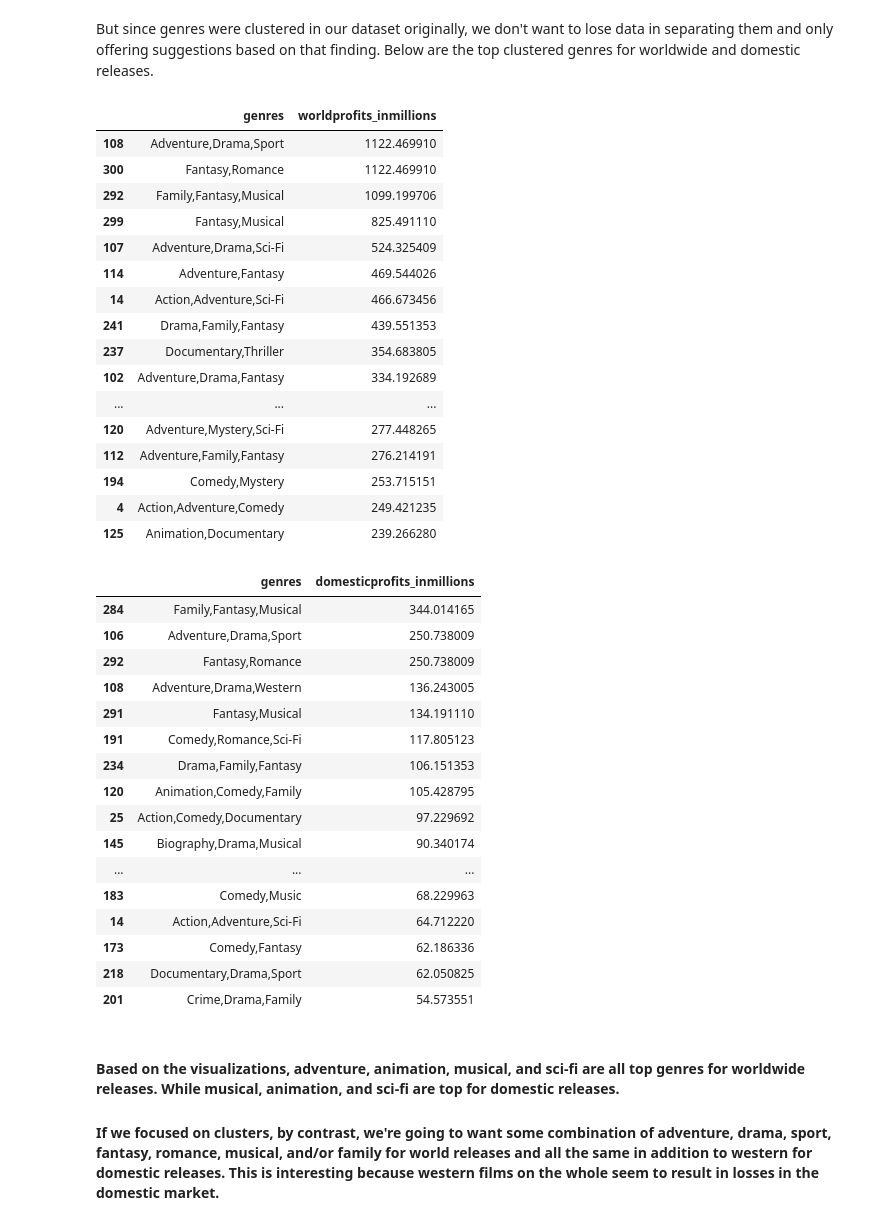
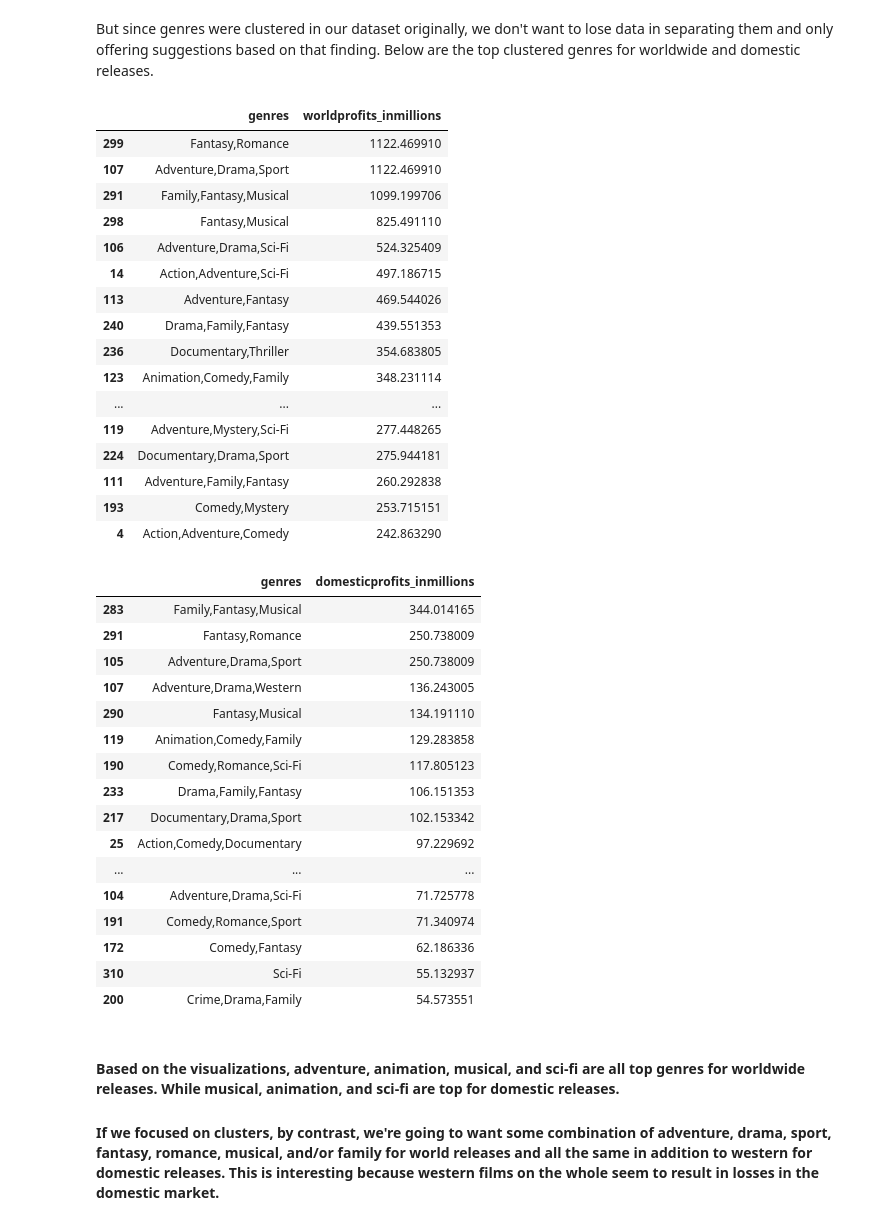
Before and after one commit to npagrawal/dsc-phase-1-project-v2-4, a Jupyter notebook: Near Final.ipynb, the cells around one changed output. Cells and saved outputs as stored; diff of their text form; code cells hidden in the pictures.

```diff
--- a/Near Final.ipynb
+++ b/Near Final.ipynb
@@ -25,7 +25,11 @@ import seaborn as sns
 When importing from the IMDB dataset, we only want primary_title, runtime_minutes, and genres since these will be most relevant to our recommendations.
 # %%
 movie_basics = pd.read_sql("""
-SELECT primary_title, runtime_minutes, genres
-  FROM movie_basics
+SELECT primary_title, runtime_minutes, genres, primary_name AS "director"
+  FROM movie_basics as mb
+  JOIN directors as d
+    ON mb.movie_id= d.movie_id
+  JOIN persons as p
+    ON d.person_id = p.person_id
 """, conn)
 movie_gross = pd.read_csv('zippedData/tn.movie_budgets.csv', delimiter = ",")
@@ -236,8 +256,8 @@ We can see that "primary_title" in movie_basics is the same as "movie" in movie_
 
 We're going to merge these dataframes along "primary_title" for movie_basics from IMDB and "movie" from movie_gross from The Numbers to create the new dataframe movie_totals.
 # %%
-mgcw_totals = pd.merge(mgc_w, movie_basics, left_on = "movie", right_on = "primary_title", how = "outer").dropna(subset =["worldprofits_inmillions"])
-mgcd_totals = pd.merge(mgc_d, movie_basics, left_on = "movie", right_on = "primary_title", how = "outer").dropna(subset =["domesticprofits_inmillions"])
+mgcw_totals = pd.merge(mgc_w, movie_basics, left_on = "movie", right_on = "primary_title", how = "outer").dropna(subset =["worldprofits_inmillions"]).drop_duplicates().drop(columns = ["primary_title"])
+mgcd_totals = pd.merge(mgc_d, movie_basics, left_on = "movie", right_on = "primary_title", how = "outer").dropna(subset =["domesticprofits_inmillions"]).drop_duplicates().drop(columns = ["primary_title"])
 # %%
 mgcw_totals.sort_values("worldprofits_inmillions")
 # %% [output]
@@ -395,51 +431,51 @@ plt.xticks(rotation=90);
 # %% [markdown]
 But since genres were clustered in our dataset originally, we don't want to lose data in separating them and only offering suggestions based on that finding. Below are the top clustered genres for worldwide and domestic releases.
 # %%
-world_clusters = mgcw_totals.dropna(subset=["genres"]).drop(columns = ["release_date", "movie", "year", "primary_title",
-                                                                      "runtime_minutes"])
+world_clusters = mgcw_totals.dropna(subset=["genres"]).drop(columns = ["release_date", "movie", "year",
+                                                                      "runtime_minutes", "director"])
 world_clusters = world_clusters.groupby("genres").mean().reset_index()
 world_clusters.sort_values(by = "worldprofits_inmillions", ascending=False).head(20)
 # %% [output]
 |  | genres | worldprofits_inmillions |
-| 108 | Adventure,Drama,Sport | 1122.469910 |
-| 300 | Fantasy,Romance | 1122.469910 |
-| 292 | Family,Fantasy,Musical | 1099.199706 |
-| 299 | Fantasy,Musical | 825.491110 |
-| 107 | Adventure,Drama,Sci-Fi | 524.325409 |
-| 114 | Adventure,Fantasy | 469.544026 |
-| 14 | Action,Adventure,Sci-Fi | 466.673456 |
-| 241 | Drama,Family,Fantasy | 439.551353 |
-| 237 | Documentary,Thriller | 354.683805 |
-| 102 | Adventure,Drama,Fantasy | 334.192689 |
+| 299 | Fantasy,Romance | 1122.469910 |
+| 107 | Adventure,Drama,Sport | 1122.469910 |
+| 291 | Family,Fantasy,Musical | 1099.199706 |
+| 298 | Fantasy,Musical | 825.491110 |
+| 106 | Adventure,Drama,Sci-Fi | 524.325409 |
+| 14 | Action,Adventure,Sci-Fi | 497.186715 |
+| 113 | Adventure,Fantasy | 469.544026 |
+| 240 | Drama,Family,Fantasy | 439.551353 |
+| 236 | Documentary,Thriller | 354.683805 |
+| 123 | Animation,Comedy,Family | 348.231114 |
 | ... | ... | ... |
-| 120 | Adventure,Mystery,Sci-Fi | 277.448265 |
-| 112 | Adventure,Family,Fantasy | 276.214191 |
-| 194 | Comedy,Mystery | 253.715151 |
-| 4 | Action,Adventure,Comedy | 249.421235 |
-| 125 | Animation,Documentary | 239.266280 |
+| 119 | Adventure,Mystery,Sci-Fi | 277.448265 |
+| 224 | Documentary,Drama,Sport | 275.944181 |
+| 111 | Adventure,Family,Fantasy | 260.292838 |
+| 193 | Comedy,Mystery | 253.715151 |
+| 4 | Action,Adventure,Comedy | 242.863290 |
 # %%
-domestic_clusters = mgcd_totals.dropna(subset=["genres"]).drop(columns = ["release_date", "movie", "year", "primary_title",
-                                                                      "runtime_minutes"])
+domestic_clusters = mgcd_totals.dropna(subset=["genres"]).drop(columns = ["release_date", "movie", "year",
+                                                                      "runtime_minutes", "director"])
 domestic_clusters = domestic_clusters.groupby("genres").mean().reset_index()
 domestic_clusters.sort_values(by = "domesticprofits_inmillions", ascending=False).head(20)
 # %% [output]
 |  | genres | domesticprofits_inmillions |
-| 284 | Family,Fantasy,Musical | 344.014165 |
-| 106 | Adventure,Drama,Sport | 250.738009 |
-| 292 | Fantasy,Romance | 250.738009 |
-| 108 | Adventure,Drama,Western | 136.243005 |
-| 291 | Fantasy,Musical | 134.191110 |
-| 191 | Comedy,Romance,Sci-Fi | 117.805123 |
-| 234 | Drama,Family,Fantasy | 106.151353 |
-| 120 | Animation,Comedy,Family | 105.428795 |
+| 283 | Family,Fantasy,Musical | 344.014165 |
+| 291 | Fantasy,Romance | 250.738009 |
+| 105 | Adventure,Drama,Sport | 250.738009 |
+| 107 | Adventure,Drama,Western | 136.243005 |
+| 290 | Fantasy,Musical | 134.191110 |
+| 119 | Animation,Comedy,Family | 129.283858 |
+| 190 | Comedy,Romance,Sci-Fi | 117.805123 |
+| 233 | Drama,Family,Fantasy | 106.151353 |
+| 217 | Documentary,Drama,Sport | 102.153342 |
 | 25 | Action,Comedy,Documentary | 97.229692 |
-| 145 | Biography,Drama,Musical | 90.340174 |
 | ... | ... | ... |
-| 183 | Comedy,Music | 68.229963 |
-| 14 | Action,Adventure,Sci-Fi | 64.712220 |
-| 173 | Comedy,Fantasy | 62.186336 |
-| 218 | Documentary,Drama,Sport | 62.050825 |
-| 201 | Crime,Drama,Family | 54.573551 |
+| 104 | Adventure,Drama,Sci-Fi | 71.725778 |
+| 191 | Comedy,Romance,Sport | 71.340974 |
+| 172 | Comedy,Fantasy | 62.186336 |
+| 310 | Sci-Fi | 55.132937 |
+| 200 | Crime,Drama,Family | 54.573551 |
 # %% [markdown]
 #### Based on the visualizations, adventure, animation, musical, and sci-fi are all top genres for worldwide releases. While musical, animation, and sci-fi are top for domestic releases.
 
```
Also changed, not shown: parts of 40 cells of this notebook.
